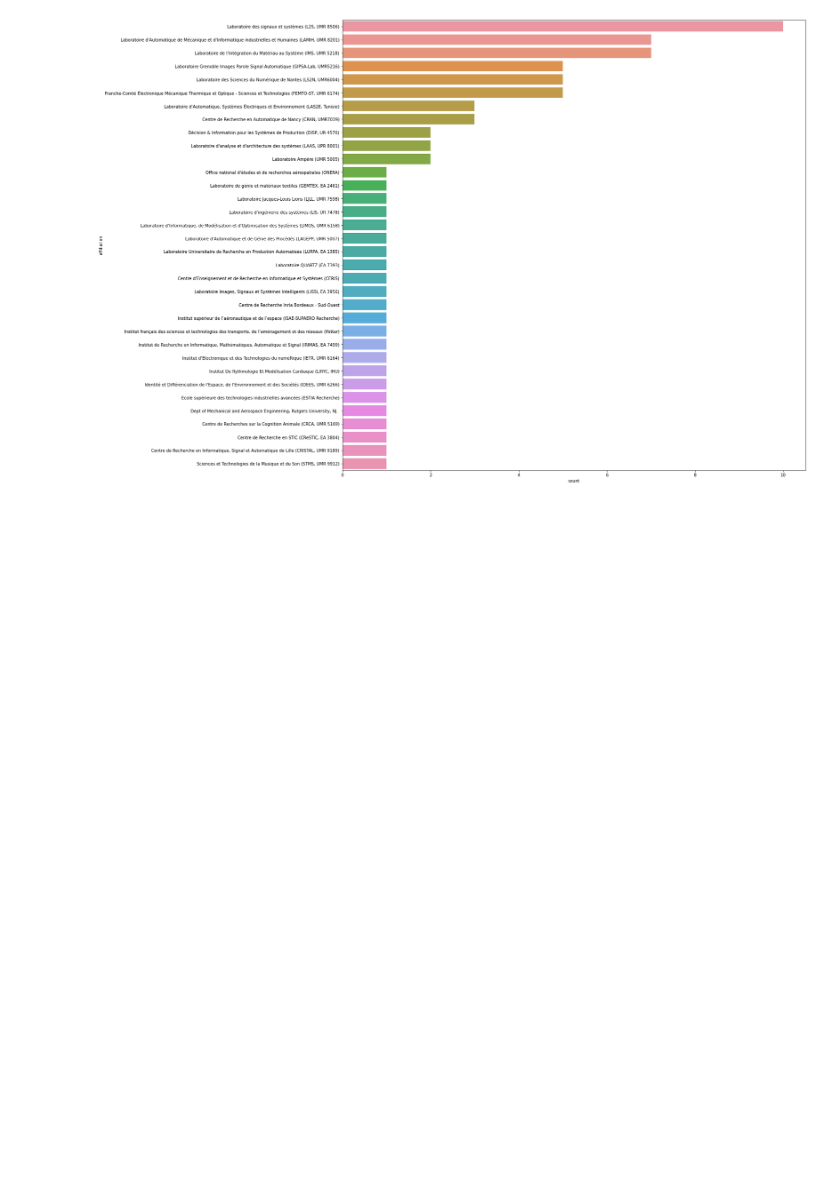
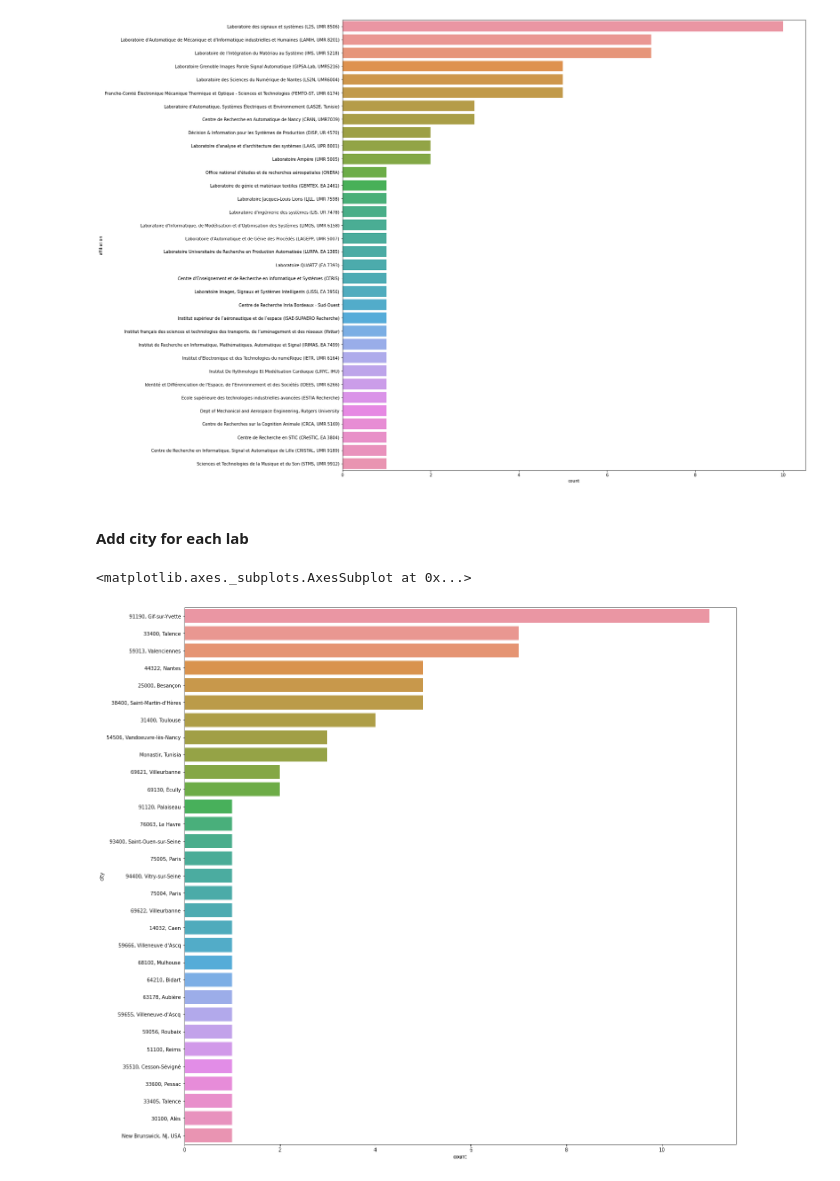
Before and after one commit to neuro-team-femto/auto_sante, a Jupyter notebook: analysis.ipynb, the cells around one changed output. Saved outputs shown, nothing was run; the diff lists cells and outputs as text; code cells hidden in the pictures; blank space fills up the shorter version.

```diff
--- a/analysis.ipynb
+++ b/analysis.ipynb
@@ -344,7 +308,7 @@ rename_affiliation = {'L2S':'Laboratoire des signaux et systèmes (L2S, UMR 8506
                       'AmpÃ¨re UMR CNRS 5005':'Laboratoire Ampère (UMR 5005)',
                       'LAS2E':"Laboratoire d'Automatique, Systèmes Électriques et Environnement (LAS2E, Tunisie)",
                       'LAS2E Enim Tunisie':"Laboratoire d'Automatique, Systèmes Électriques et Environnement (LAS2E, Tunisie)",
-                      'Burlion Research L':"Dept of Mechanical and Aerospace Engineering, Rutgers University, NJ. ",
+                      'Burlion Research L':"Dept of Mechanical and Aerospace Engineering, Rutgers University",
                       'ISAE-SUPAERO':'Institut supérieur de l’aéronautique et de l’espace (ISAE-SUPAERO Recherche)',
                       'CRCA-CBI': "Centre de Recherches sur la Cognition Animale (CRCA, UMR 5169)",
                       'LAAS-CNRS': "Laboratoire d'analyse et d'architecture des systèmes (LAAS, UPR 8001)",
@@ -375,3 +339,51 @@ sns.countplot(y="affiliation",
 # %% [output]
 <matplotlib.axes._subplots.AxesSubplot at 0x...>
 [figure]
+# %% [markdown]
+#### Add city for each lab
+# %%
+# rename duplicates/common formatting:
+lab_city = {'Laboratoire des signaux et systèmes (L2S, UMR 8506)':'91190, Gif-sur-Yvette',
+            'Laboratoire de l’Intégration du Matériau au Système (IMS, UMR 5218)': "33400, Talence",
+            'Décision & Information pour les Systèmes de Production (DISP, UR 4570)': "69621, Villeurbanne",
+            'Laboratoire Grenoble Images Parole Signal Automatique (GIPSA-Lab, UMR5216)': "38400, Saint-Martin-d'Hères",
+            'Centre de Recherche en STIC (CReSTIC, EA 3804)': "51100, Reims",
+            'Laboratoire de génie et matériaux textiles (GEMTEX, EA 2461)': "59056, Roubaix",
+            'Laboratoire Images, Signaux et Systèmes Intelligents (LISSI, EA 3956)':"94400, Vitry-sur-Seine",
+            "Laboratoire d'Automatique de Mécanique et d'Informatique industrielles et Humaines (LAMIH, UMR 8201)":'59313, Valenciennes',
+            "Laboratoire d'ingénierie des systèmes (LIS, UR 7478)": '14032, Caen',
+            "Laboratoire d'Informatique, de Modélisation et d'Optimisation des Systèmes (LIMOS, UMR 6158)": '63178, Aubière',
+            'Laboratoire des Sciences du Numérique de Nantes (LS2N, UMR6004)':'44322, Nantes',
+            'Laboratoire Ampère (UMR 5005)':'69130, Écully',
+            'Centre de Recherche en Automatique de Nancy (CRAN, UMR7039)':'54506, Vandoeuvre-lès-Nancy',
+            "Centre d'Enseignement et de Recherche en Informatique et Systèmes (CERIS)":'30100, Alès',
+            'Laboratoire Universitaire de Recherche en Production Automatisée (LURPA, EA 1385)': '91190, Gif-sur-Yvette',
+            "Institut français des sciences et technologies des transports, de l’aménagement et des réseaux (Ifsttar)":"59666, Villeneuve d'Ascq",
+            "Laboratoire d'Automatique, Systèmes Électriques et Environnement (LAS2E, Tunisie)": "Monastir, Tunisia",
+            "Dept of Mechanical and Aerospace Engineering, Rutgers University":"New Brunswick, NJ, USA",
+            'Institut supérieur de l’aéronautique et de l’espace (ISAE-SUPAERO Recherche)': "31400, Toulouse",
+            "Centre de Recherches sur la Cognition Animale (CRCA, UMR 5169)":"31400, Toulouse",
+            "Laboratoire d'analyse et d'architecture des systèmes (LAAS, UPR 8001)": "31400, Toulouse",
+            "Ecole supérieure des technologies industrielles avancées (ESTIA Recherche)": "64210, Bidart",
+            'Institut de Recherche en Informatique, Mathématiques, Automatique et Signal (IRIMAS, EA 7499)':'68100, Mulhouse',
+            'Institut De Rythmologie Et Modélisation Cardiaque (LIRYC, IHU)':'33600, Pessac',
+            'Centre de Recherche Inria Bordeaux - Sud-Ouest':'33405, Talence',
+            "Institut d'Electronique et des Technologies du numéRique (IETR, UMR 6164)": '35510, Cesson-Sévigné',
+            "Laboratoire Jacques-Louis Lions (LJLL, UMR 7598)":"75005, Paris",
+            "Franche-Comté Électronique Mécanique Thermique et Optique - Sciences et Technologies (FEMTO-ST, UMR 6174)":'25000, Besançon',
+            "Centre de Recherche en Informatique, Signal et Automatique de Lille (CRISTAL, UMR 9189)":"59655, Villeneuve-d'Ascq",
+            "Laboratoire d'Automatique et de Génie des Procédés (LAGEPP, UMR 5007)":"69622, Villeurbanne",
+            "Sciences et Technologies de la Musique et du Son (STMS, UMR 9912)":'75004, Paris',
+            "Identité et Différenciation de l'Espace, de l'Environnement et des Sociétés (IDEES, UMR 6266)":'76063, Le Havre',
+            "Office national d'études et de recherches aérospatiales (ONERA)":"91120, Palaiseau",
+            "Laboratoire QUARTZ (EA 7393)": "93400, Saint-Ouen-sur-Seine"}
+question_df['city'] = question_df.affiliation.apply(lambda row: lab_city[row])
+# %%
+plt.figure(figsize=(20,20))
+sns.countplot(y="city",
+              order = question_df.groupby(['city']).last_name.count().reset_index().sort_values(by='last_name',
+                                                                                                     ascending=False).city,
+              data=question_df)
+# %% [output]
+<matplotlib.axes._subplots.AxesSubplot at 0x...>
+[figure, added]
```
Also changed, not shown: parts of 29 cells of this notebook.
